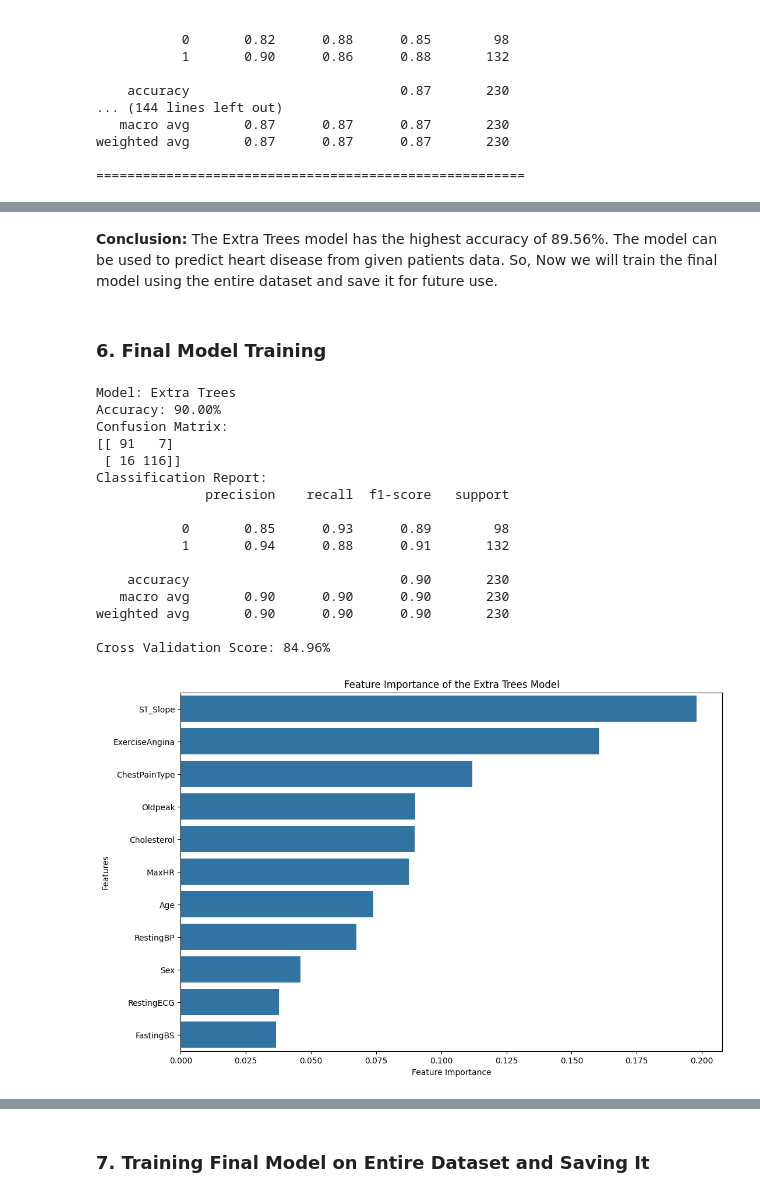
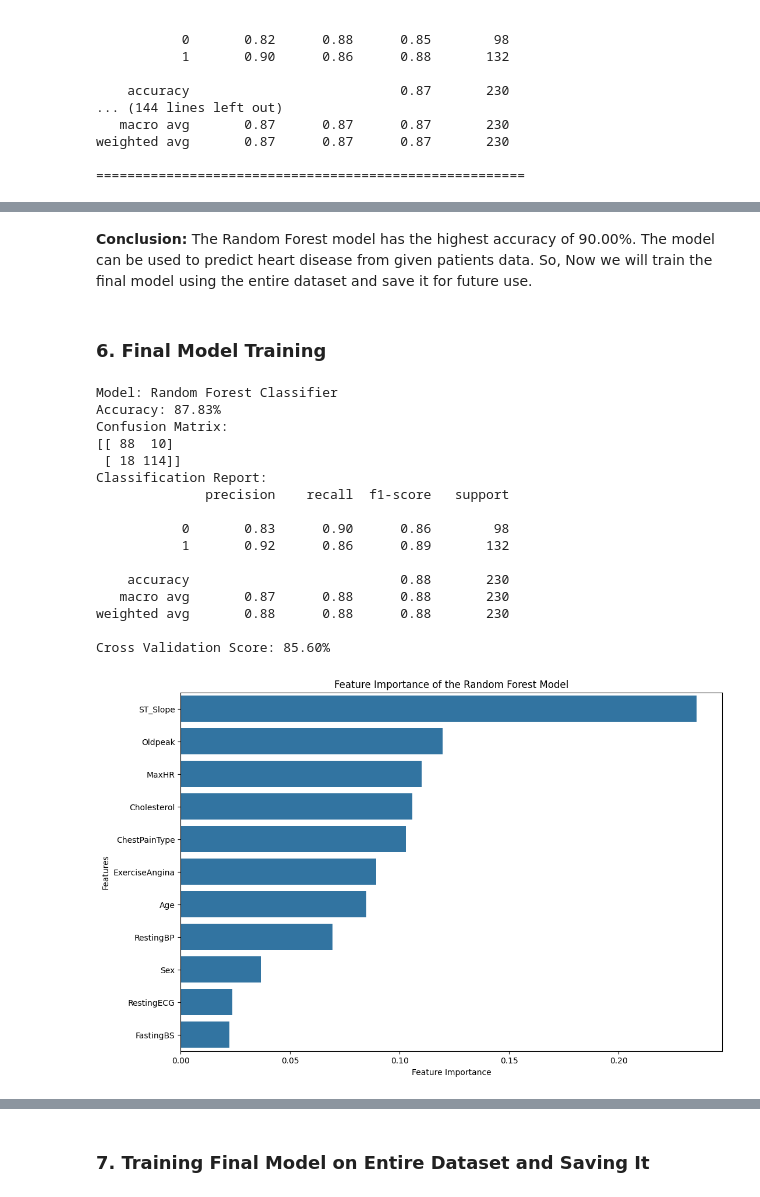
Before and after one commit to AnubhavYadavBCA25/CodeClause-Internship, a Jupyter notebook: Golden Level (Task 3)/notebooks/ML_Model_Heart_Disease_Pred.ipynb, the cells around one changed output, grey strips where cells are left out. Cells and saved outputs as stored; diff of their text form; code cells hidden in the pictures.

Commit message:
Task 3: Model Updates

```diff
--- a/Golden Level (Task 3)/notebooks/ML_Model_Heart_Disease_Pred.ipynb
+++ b/Golden Level (Task 3)/notebooks/ML_Model_Heart_Disease_Pred.ipynb
@@ -179,49 +179,49 @@ model_df
 # %% [markdown]
-**Conclusion:** The Extra Trees model has the highest accuracy of 89.56%. The model can be used to predict heart disease from given patients data. So, Now we will train the final model using the entire dataset and save it for future use.
+**Conclusion:** The Random Forest model has the highest accuracy of 90.00%. The model can be used to predict heart disease from given patients data. So, Now we will train the final model using the entire dataset and save it for future use.
 # %% [markdown]
 ### 6. Final Model Training
 # %%
-extra_tree = ExtraTreesClassifier()
-extra_tree.fit(X_train, y_train)
-extra_tree_pred = extra_tree.predict(X_test)
-accuracy, confusion, classification_rep = evaluate_model(y_test, extra_tree_pred)
-print(f"Model: Extra Trees")
+rfc = RandomForestClassifier()
+rfc.fit(X_train, y_train)
+rfc_pred = rfc.predict(X_test)
+accuracy, confusion, classification_rep = evaluate_model(y_test, rfc_pred)
+print(f"Model: Random Forest Classifier")
 print(f"Accuracy: {accuracy:.2f}%")
 print(f"Confusion Matrix: \n{confusion}")
 print(f"Classification Report: \n{classification_rep}")
 
 # Cross Validation
-cross_val = cross_val_score(extra_tree, X, y, cv=10, scoring='accuracy')
+cross_val = cross_val_score(rfc, X, y, cv=10, scoring='accuracy')
 print(f"Cross Validation Score: {cross_val.mean()*100:.2f}%\n")
 # %% [output]
-Model: Extra Trees
-Accuracy: 90.00%
+Model: Random Forest Classifier
+Accuracy: 87.83%
 Confusion Matrix:
-[[ 91   7]
- [ 16 116]]
+[[ 88  10]
+ [ 18 114]]
 Classification Report:
               precision    recall  f1-score   support
 
-           0       0.85      0.93      0.89        98
-           1       0.94      0.88      0.91       132
+           0       0.83      0.90      0.86        98
+           1       0.92      0.86      0.89       132
 
-    accuracy                           0.90       230
-   macro avg       0.90      0.90      0.90       230
-weighted avg       0.90      0.90      0.90       230
+    accuracy                           0.88       230
+   macro avg       0.87      0.88      0.88       230
+weighted avg       0.88      0.88      0.88       230
 
-Cross Validation Score: 84.96%
+Cross Validation Score: 85.60%
 # %%
 # Plotting the Feature Importance
 plt.figure(figsize=(12, 8))
-feature_importance_df = pd.DataFrame({'Feature Importance': extra_tree.feature_importances_}, index=X.columns)
+feature_importance_df = pd.DataFrame({'Feature Importance': rfc.feature_importances_}, index=X.columns)
 feature_importance_df = feature_importance_df.sort_values(by='Feature Importance', ascending=False)
 sns.barplot(x=feature_importance_df['Feature Importance'], y=feature_importance_df.index)
 plt.xlabel('Feature Importance')
 plt.ylabel('Features')
-plt.title('Feature Importance of the Extra Trees Model')
+plt.title('Feature Importance of the Random Forest Model')
 plt.show()
 # %% [output]
-[figure, old version]
+[figure, new version]
 # %%
 # Confusion Matrix
 plt.figure(figsize=(10, 6))
```
Also changed, not shown: parts of 6 cells of this notebook, 2 other files.
